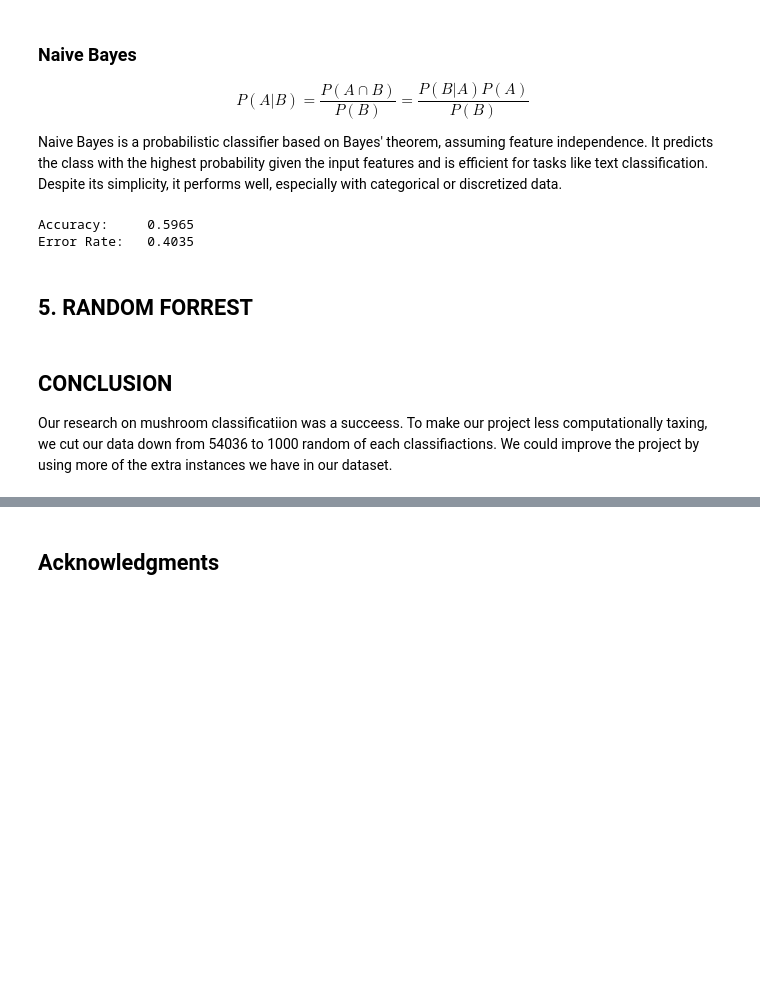
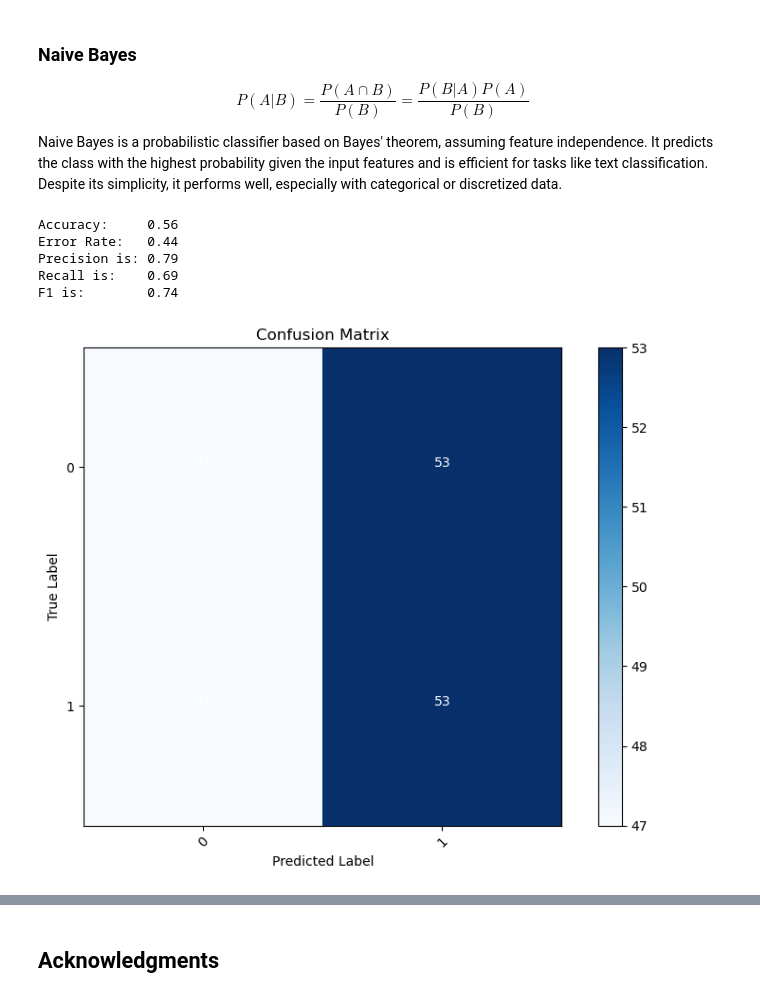
Before and after one commit to TommyD-GU/CPSC322finalProject, a Jupyter notebook: technicalreport.ipynb, the cells around one changed output, grey strips where cells are left out. Cells and saved outputs as stored; diff of their text form; code cells hidden in the pictures; blank space fills up the shorter version.

```diff
--- a/technicalreport.ipynb
+++ b/technicalreport.ipynb
@@ -190,28 +194,33 @@ for train_indices, test_indices in folds:
     X_train = [X_data[i] for i in train_indices]
     y_train = [y[i] for i in train_indices]
     X_test = [X_data[i] for i in test_indices]
-    y_test = [y[i] for i in test_indices]
+    nn_y_test = [y[i] for i in test_indices]
 
     # Train the Naive Bayes classifier
     nb_classifier.fit(X_train, y_train)
 
     # Make predictions on the test set
-    y_pred = nb_classifier.predict(X_test)
+    nn_y_pred = nb_classifier.predict(X_test)
 
     # Store the results (true labels and predicted labels)
-    nb_results.append((y_test, y_pred))
+    nb_results.append((nn_y_test, nn_y_pred))
 # %%
 # Accuracy and Error Rate
 nb_accuracy, nb_error_rate = utils.calculate_accuracy_error_rate(nb_results)
 # Display the results
-print(f"Accuracy:     {nb_accuracy:.4f}")
-print(f"Error Rate:   {nb_error_rate:.4f}")
+print(f"Accuracy:     {nb_accuracy:.2f}")
+print(f"Error Rate:   {nb_error_rate:.2f}")
+
+precision_nn, recall_nn, f1_nn = utils.calculate_precision_recall_f1(nn_y_test, nn_y_pred)
+print(f'Precision is: {precision:.2f}')
+print(f'Recall is:    {recall:.2f}')
+print(f'F1 is:        {f1:.2f}')
+
+utils.plot_confusion_matrix(nn_y_test, nn_y_pred, labels=[0, 1])
 # %% [output]
-Accuracy:     0.5965
-Error Rate:   0.4035
+Accuracy:     0.56
+Error Rate:   0.44
+Precision is: 0.79
+Recall is:    0.69
+F1 is:        0.74
+[figure, added]
-# %% [markdown]
-## 5. RANDOM FORREST
-# %% [markdown]
-## CONCLUSION
-
-Our research on mushroom classificatiion was a succeess. To make our project less computationally taxing, we cut our data down from 54036 to 1000 random of each classifiactions. We could improve the project by using more of the extra instances we have in our dataset.
```
Also changed, not shown: parts of 14 cells of this notebook, 2 other files.
